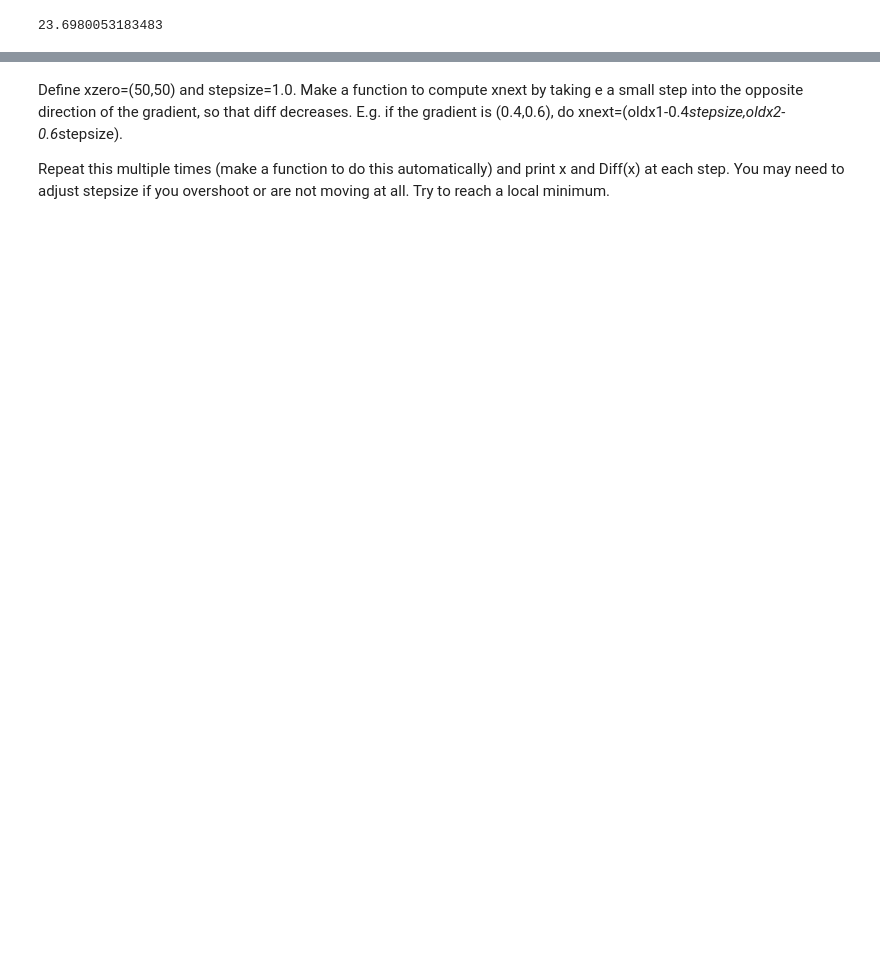
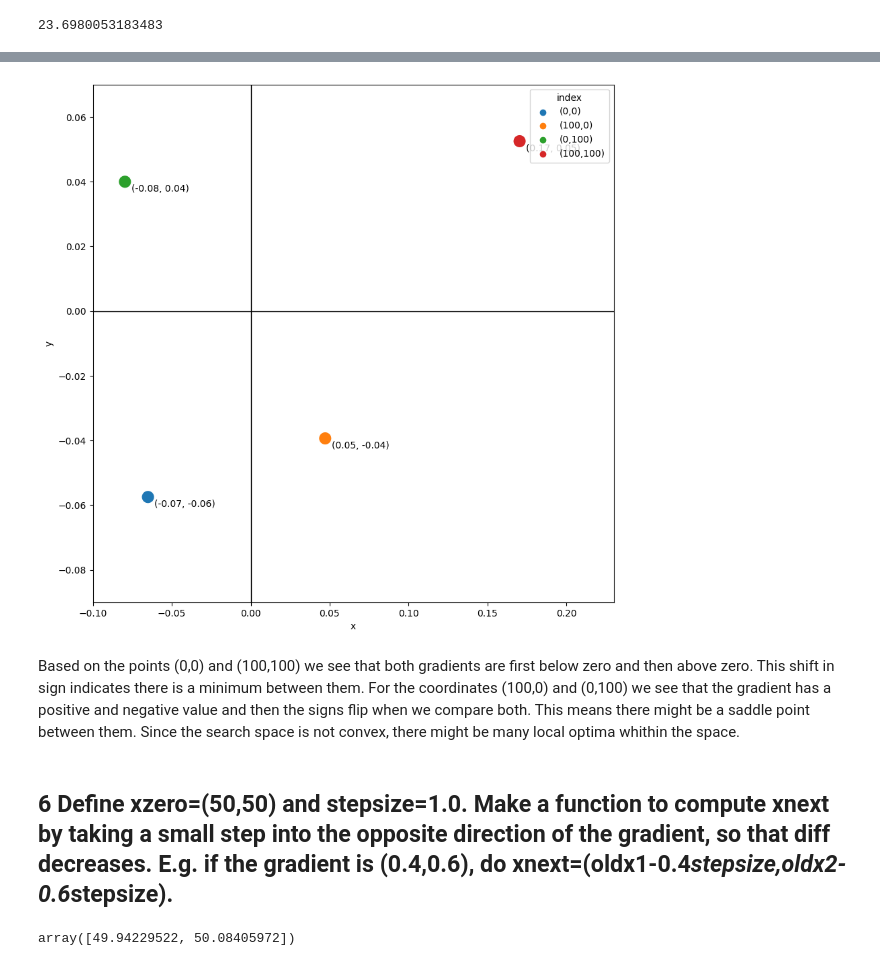
Before and after one commit to timmooren/estimate_gradient, a Jupyter notebook: note.ipynb, the cells around one changed output, grey strips where cells are left out. Drawn from its saved outputs; the diff is of its cells as text; code cells hidden in the pictures; blank space fills up the shorter version.

```diff
--- a/note.ipynb
+++ b/note.ipynb
@@ -1,9 +10,11 @@
 # %%
 import numpy as np
 import random
+import time
+import pandas as pd
+import seaborn as sns
 from mpl_toolkits import mplot3d
 import matplotlib.pyplot as plt
-plt.style.use('seaborn-poster')
 # %%
 a = u1, u2 = (19, 41) # A
 t = v1, v2 = (86, 91) # T
@@ -59,8 +78,15 @@ Create a function to compute and print the gradient of Diff by using a small del
 # %%
-def gradient(x, u, v, w, delta=0.001):
+def calc_gradient(x, u, v, w, delta=0.001):
     """Calculates gradient of the difference function at point x"""
     old = diff(x, u, v, w)
-    new = diff(x+delta, u, v, w)
-    gradient = (new - old) / delta                          # dit klopt niet! gradient moet een numpy array zijn van 2 elementen ipv een float
-    return gradient
+    gradient = []
+
+    for i in range(len(x)):
+        x_grad = np.array(x.copy(),dtype = 'float')
+        x_grad[i] += delta
+        new = diff(x_grad, u, v, w)
+        gradient_i = (new - old) / delta
+        gradient.append(gradient_i)
+
+    return np.array(gradient)
 # %%
@@ -74,3 +99,5 @@ Use this function to print the gradient at (0,0), (100,0), (0,100) and (100,100)
 p1 = np.array([0, 0])
 p2 = np.array([100, 0])
 p3 = np.array([0, 100])
+p4 = np.array([100, 100])
+all_points = np.array([p1, p2, p3, p4])
@@ -91,0 +104,4 @@ gradient(p3, a, t, s)
+# %%
+coordinates = np.apply_along_axis(calc_gradient, 1, all_points, a, t, s)
+df = pd.DataFrame(coordinates, columns=['x', 'y'], index = ['(0,0)','(100,0)','(0,100)','(100,100)']).reset_index()
+df
@@ -92,6 +114,27 @@ gradient(p3, a, t, s)
+# %%
+f = plt.figure(figsize=[10,10])
+sns.scatterplot(x='x', y='y', data=df, hue='index', s =200)
+for i in range(len(df)):
+    x_coor = df['x'][i]
+    y_coor = df['y'][i]
+    plt.text( x_coor+0.004, y_coor - 0.003, f'({np.round(x_coor,2)}, {np.round(y_coor,2)})')
+plt.xlim([-0.10,0.23])
+plt.ylim([-0.09,0.07])
+plt.hlines(0, -0.1,0.23, color= 'k',linewidth=1)
+plt.vlines(0, -0.09,0.07, color='k',linewidth=1)
+plt.show()
+# %% [output]
+[figure, added]
+# %% [markdown]
+Based on the points (0,0) and (100,100) we see that both gradients are first below zero and then above zero. This shift in sign indicates there is a minimum between them. For the coordinates (100,0) and (0,100) we see that the gradient has a positive and negative value and then the signs flip when we compare both. This means there might be a saddle point between them. Since the search space is not convex, there might be many local optima whithin the space.
 # %% [markdown]
-Define xzero=(50,50) and stepsize=1.0. Make a function to compute xnext by taking e a small step into the opposite direction of the gradient, so that diff decreases. E.g. if the gradient is (0.4,0.6), do xnext=(oldx1-0.4*stepsize,oldx2-0.6*stepsize).
-
-Repeat this multiple times (make a function to do this automatically) and print x and Diff(x) at each step. You may need to adjust stepsize if you overshoot or are not moving at all. Try to reach a local minimum.
+## 6 Define xzero=(50,50) and stepsize=1.0. Make a function to compute xnext by taking a small step into the opposite direction of the gradient, so that diff decreases. E.g. if the gradient is (0.4,0.6), do xnext=(oldx1-0.4*stepsize,oldx2-0.6*stepsize).
 # %%
 xzero = np.array([50, 50])
+# %%
+def step(x, u, v, w, stepsize=1, ):
+    """Calculates next step of gradient descent"""
+    return x - stepsize * calc_gradient(x, u, v, w)
+step(xzero, a, t, s)
+# %% [output]
+array([49.94229522, 50.08405972])
```
Also changed, not shown: parts of 34 cells of this notebook.
